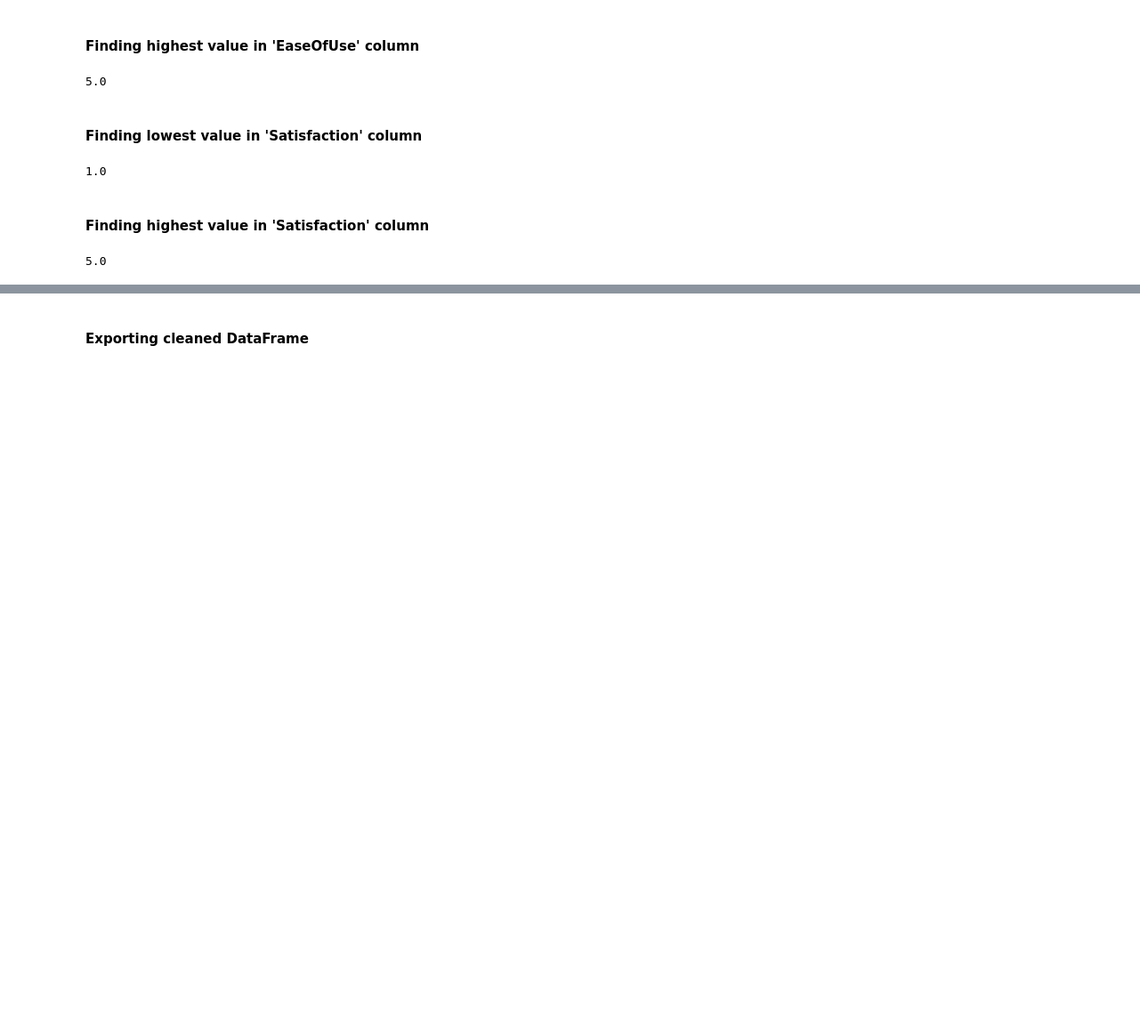
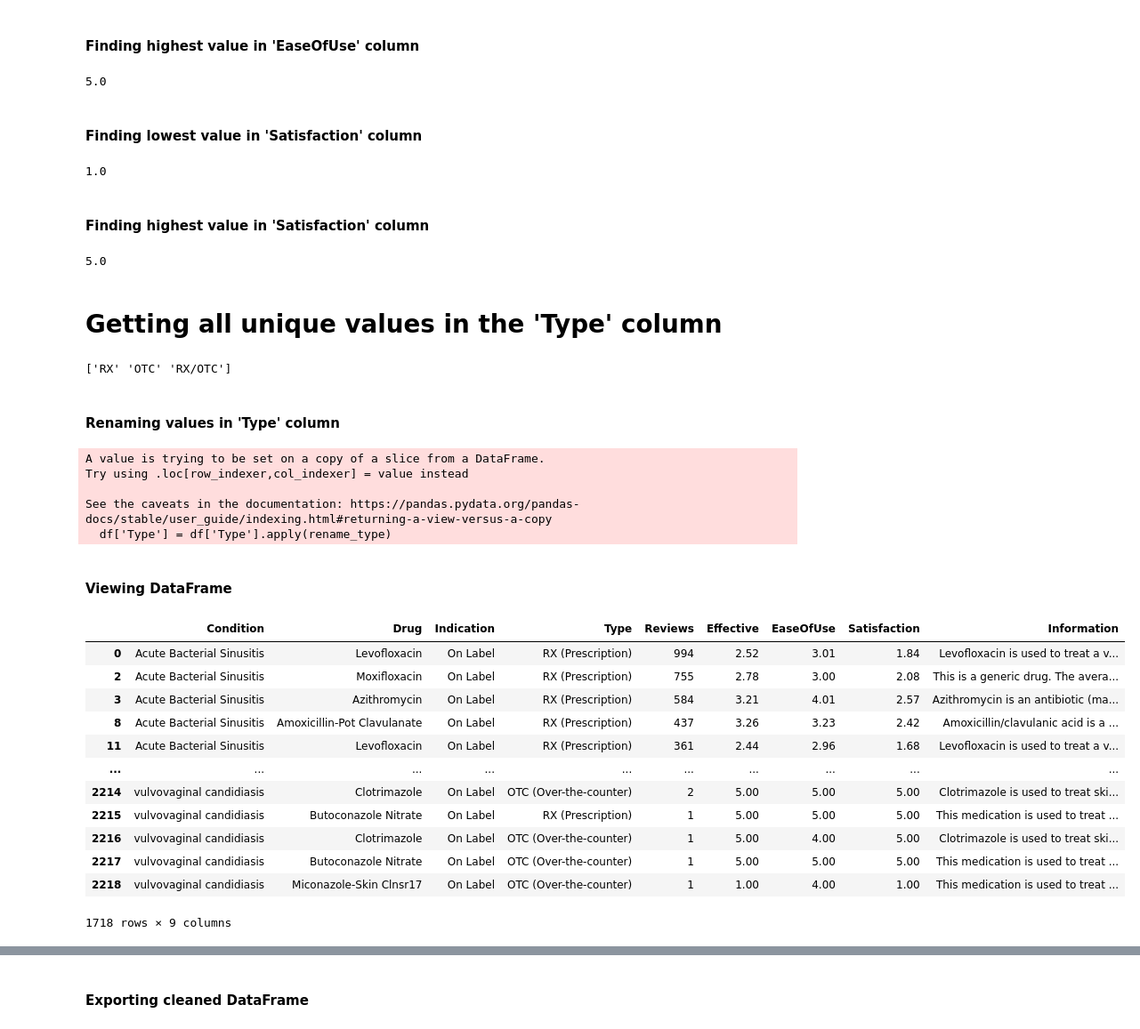
Before and after one commit to dominikvukelic/drug_performance_evaluation, a Jupyter notebook: starting_file_analysis/drug_cleaning_df.ipynb, the cells around one changed output, grey strips where cells are left out. Shown at 89% size. Drawn from its saved outputs; the diff is of its cells as text; code cells hidden in the pictures; blank space fills up the shorter version.

Commit message:
renamed values in type column so they make more sense

```diff
--- a/starting_file_analysis/drug_cleaning_df.ipynb
+++ b/starting_file_analysis/drug_cleaning_df.ipynb
@@ -289,6 +289,52 @@ highest_value = df['Satisfaction'].max()
 print(highest_value)
 # %% [output]
 5.0
+# %% [markdown]
+# Getting all unique values in the 'Type' column
+# %%
+unique_type = df['Type'].unique()
+print(unique_type)
+# %% [output]
+['RX' 'OTC' 'RX/OTC']
+# %% [markdown]
+#### Renaming values in 'Type' column
+# %%
+def rename_type(type_value):
+    if type_value == 'RX':
+        return 'RX (Prescription)'
+    elif type_value == 'OTC':
+        return 'OTC (Over-the-counter)'
+    elif type_value == 'RX/OTC':
+        return 'RX/OTC (Prescription/Over-the-counter)'
+    else:
+        return type_value  # If the value is not one of the specified ones, return it unchanged
+
+# Apply the function to the 'Type' column
+df['Type'] = df['Type'].apply(rename_type)
+# %% [output]
+A value is trying to be set on a copy of a slice from a DataFrame.
+Try using .loc[row_indexer,col_indexer] = value instead
+
+See the caveats in the documentation: https://pandas.pydata.org/pandas-docs/stable/user_guide/indexing.html#returning-a-view-versus-a-copy
+  df['Type'] = df['Type'].apply(rename_type)
+# %% [markdown]
+#### Viewing DataFrame
+# %%
+df
+# %% [output]
+|  | Condition | Drug | Indication | Type | Reviews | Effective | EaseOfUse | Satisfaction | Information |
+| 0 | Acute Bacterial Sinusitis | Levofloxacin | On Label | RX (Prescription) | 994 | 2.52 | 3.01 | 1.84 | Levofloxacin is used to treat a v... |
+| 2 | Acute Bacterial Sinusitis | Moxifloxacin | On Label | RX (Prescription) | 755 | 2.78 | 3.00 | 2.08 | This is a generic drug. The avera... |
+| 3 | Acute Bacterial Sinusitis | Azithromycin | On Label | RX (Prescription) | 584 | 3.21 | 4.01 | 2.57 | Azithromycin is an antibiotic (ma... |
+| 8 | Acute Bacterial Sinusitis | Amoxicillin-Pot Clavulanate | On Label | RX (Prescription) | 437 | 3.26 | 3.23 | 2.42 | Amoxicillin/clavulanic acid is a ... |
+| 11 | Acute Bacterial Sinusitis | Levofloxacin | On Label | RX (Prescription) | 361 | 2.44 | 2.96 | 1.68 | Levofloxacin is used to treat a v... |
+| ... | ... | ... | ... | ... | ... | ... | ... | ... | ... |
+| 2214 | vulvovaginal candidiasis | Clotrimazole | On Label | OTC (Over-the-counter) | 2 | 5.00 | 5.00 | 5.00 | Clotrimazole is used to treat ski... |
+| 2215 | vulvovaginal candidiasis | Butoconazole Nitrate | On Label | RX (Prescription) | 1 | 5.00 | 5.00 | 5.00 | This medication is used to treat ... |
+| 2216 | vulvovaginal candidiasis | Clotrimazole | On Label | OTC (Over-the-counter) | 1 | 5.00 | 4.00 | 5.00 | Clotrimazole is used to treat ski... |
+| 2217 | vulvovaginal candidiasis | Butoconazole Nitrate | On Label | OTC (Over-the-counter) | 1 | 5.00 | 5.00 | 5.00 | This medication is used to treat ... |
+| 2218 | vulvovaginal candidiasis | Miconazole-Skin Clnsr17 | On Label | OTC (Over-the-counter) | 1 | 1.00 | 4.00 | 1.00 | This medication is used to treat ... |
+1718 rows × 9 columns
 # %% [markdown]
 ![purple-divider](https://user-images.githubusercontent.com/7065401/52071927-c1cd7100-2562-11e9-908a-dde91ba14e59.png)
 
```
Also changed, not shown: 1 other file.
